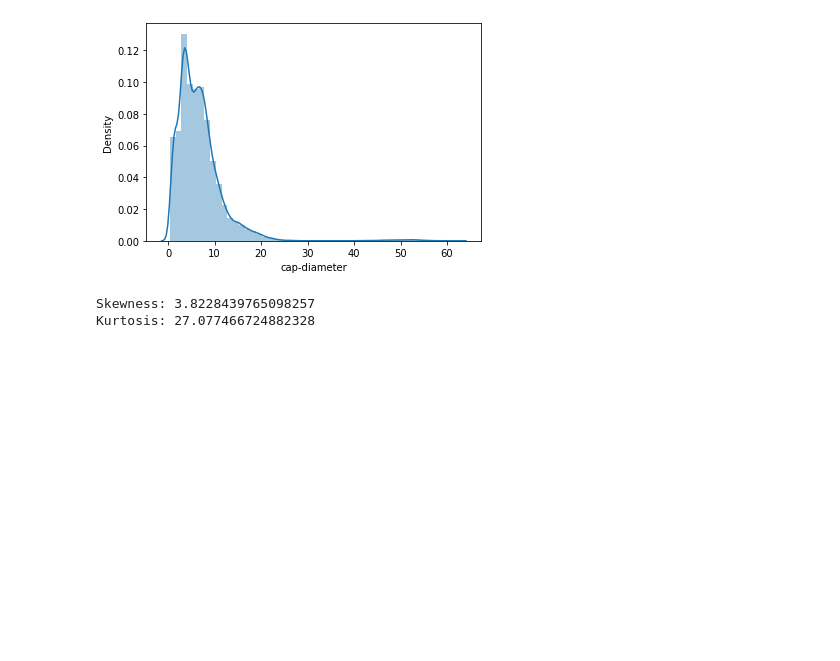
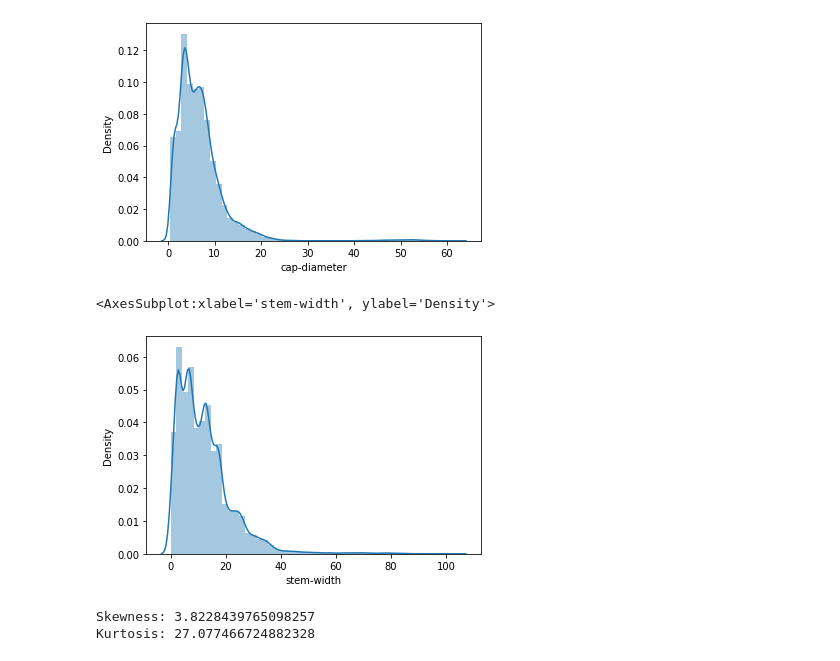
Before and after one commit to Arjissuan/Mushrooms-and-machine-learning, a Jupyter notebook: src/main_notebook.ipynb, the cells around one changed output. Cells and saved outputs as stored; diff of their text form; code cells hidden in the pictures; blank space fills up the shorter version.

```diff
--- a/src/main_notebook.ipynb
+++ b/src/main_notebook.ipynb
@@ -79,6 +79,11 @@ sns.distplot(secondary_df['cap-diameter'])
 # %% [output]
 <AxesSubplot:xlabel='cap-diameter', ylabel='Density'>
 [figure]
+# %%
+sns.distplot(secondary_df['stem-width'])
+# %% [output]
+<AxesSubplot:xlabel='stem-width', ylabel='Density'>
+[figure, added]
 # %%
 print('Skewness: {}'.format(secondary_df['cap-diameter'].skew()))
 print('Kurtosis: {}'.format(secondary_df['cap-diameter'].kurt()))
```
Also changed, not shown: parts of 3 cells of this notebook, 1 other file.
